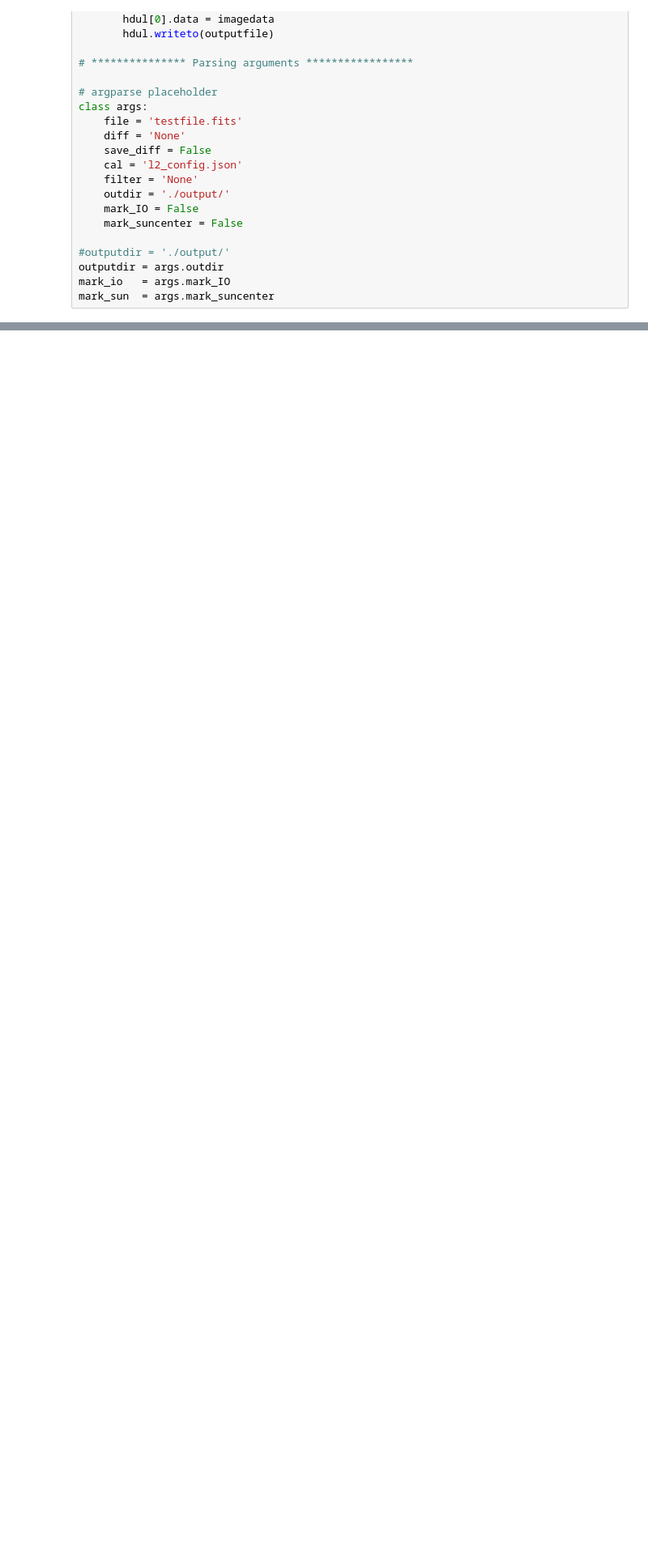
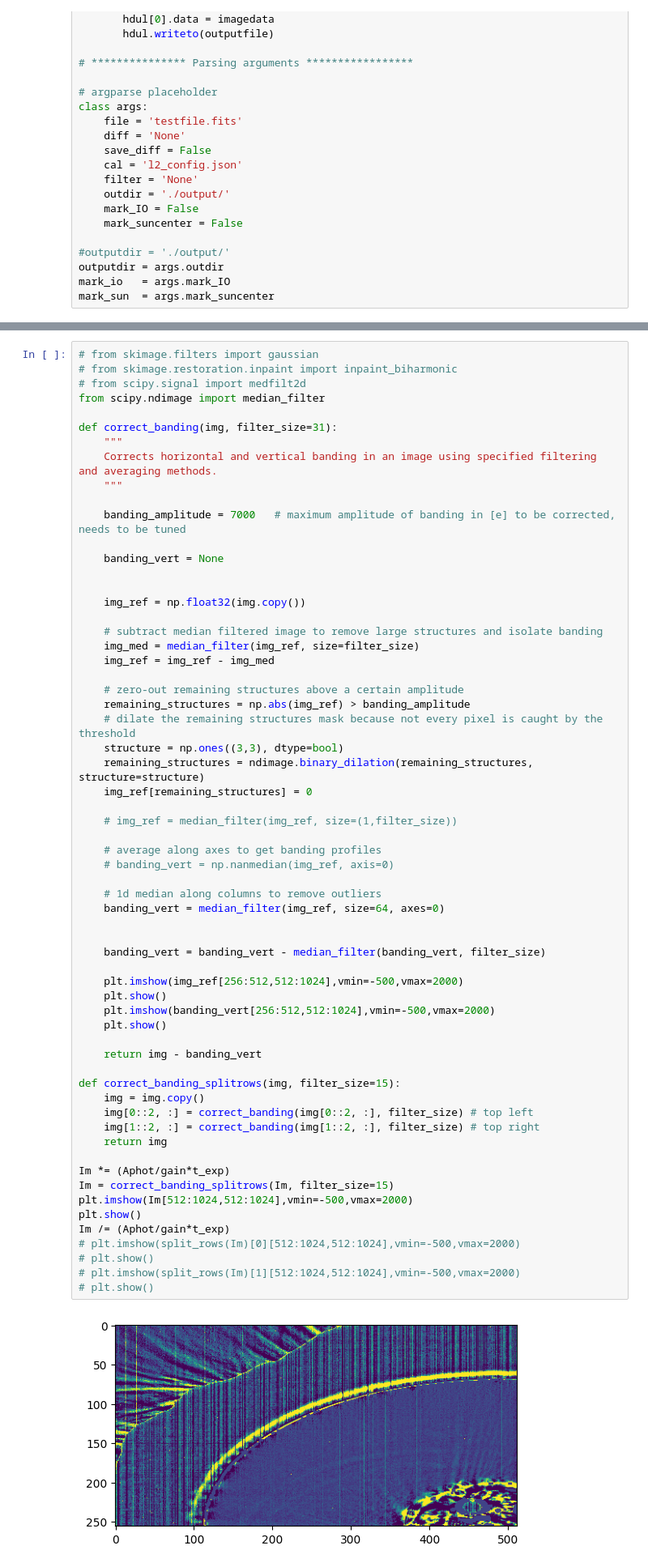
Before and after one commit to sschmaus/aspiics_processing, a Jupyter notebook: process_l2.ipynb, the cells around one changed output, grey strips where cells are left out. Shown at 81% size. Saved outputs shown, nothing was run; the diff lists cells and outputs as text; blank space fills up the shorter version.

Commit message:
Fix for saturated pixels after linearization, Banding correction after Flat

```diff
--- a/process_l2.ipynb
+++ b/process_l2.ipynb
@@ -339,0 +211,64 @@ hdu.writeto(file2write,checksum=True)
+# %%
+# from skimage.filters import gaussian
+# from skimage.restoration.inpaint import inpaint_biharmonic
+# from scipy.signal import medfilt2d
+from scipy.ndimage import median_filter
+
+def correct_banding(img, filter_size=31):
+    """
+    Corrects horizontal and vertical banding in an image using specified filtering and averaging methods.
+    """
+
+    banding_amplitude = 7000   # maximum amplitude of banding in [e] to be corrected, needs to be tuned
+
+    banding_vert = None
+
+
+    img_ref = np.float32(img.copy())
+
+    # subtract median filtered image to remove large structures and isolate banding
+    img_med = median_filter(img_ref, size=filter_size)
+    img_ref = img_ref - img_med
+
+    # zero-out remaining structures above a certain amplitude
+    remaining_structures = np.abs(img_ref) > banding_amplitude
+    # dilate the remaining structures mask because not every pixel is caught by the threshold
+    structure = np.ones((3,3), dtype=bool)
+    remaining_structures = ndimage.binary_dilation(remaining_structures, structure=structure)
+    img_ref[remaining_structures] = 0
+
+    # img_ref = median_filter(img_ref, size=(1,filter_size))
+
+    # average along axes to get banding profiles
+    # banding_vert = np.nanmedian(img_ref, axis=0)
+
+    # 1d median along columns to remove outliers
+    banding_vert = median_filter(img_ref, size=64, axes=0)
+
+
+    banding_vert = banding_vert - median_filter(banding_vert, filter_size)
+
+    plt.imshow(img_ref[256:512,512:1024],vmin=-500,vmax=2000)
+    plt.show()
+    plt.imshow(banding_vert[256:512,512:1024],vmin=-500,vmax=2000)
+    plt.show()
+
+    return img - banding_vert
+
+def correct_banding_splitrows(img, filter_size=15):
+    img = img.copy()
+    img[0::2, :] = correct_banding(img[0::2, :], filter_size) # top left
+    img[1::2, :] = correct_banding(img[1::2, :], filter_size) # top right
+    return img
+
+Im *= (Aphot/gain*t_exp)
+Im = correct_banding_splitrows(Im, filter_size=15)
+plt.imshow(Im[512:1024,512:1024],vmin=-500,vmax=2000)
+plt.show()
+Im /= (Aphot/gain*t_exp)
+# plt.imshow(split_rows(Im)[0][512:1024,512:1024],vmin=-500,vmax=2000)
+# plt.show()
+# plt.imshow(split_rows(Im)[1][512:1024,512:1024],vmin=-500,vmax=2000)
+# plt.show()
+# %% [output]
+[figure, added]
```
Also changed, not shown: parts of 5 cells of this notebook, 1 other file.
